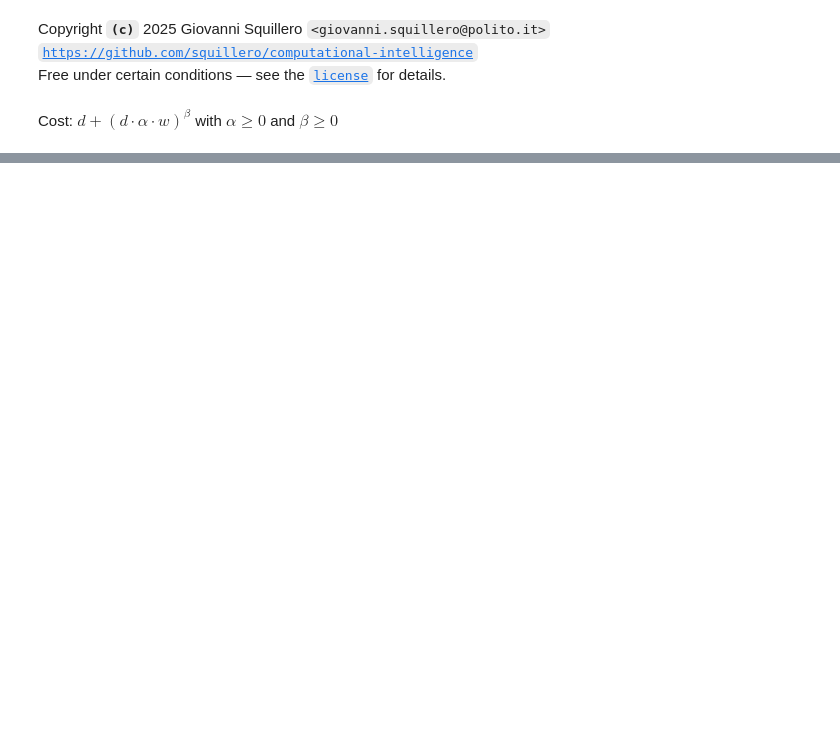
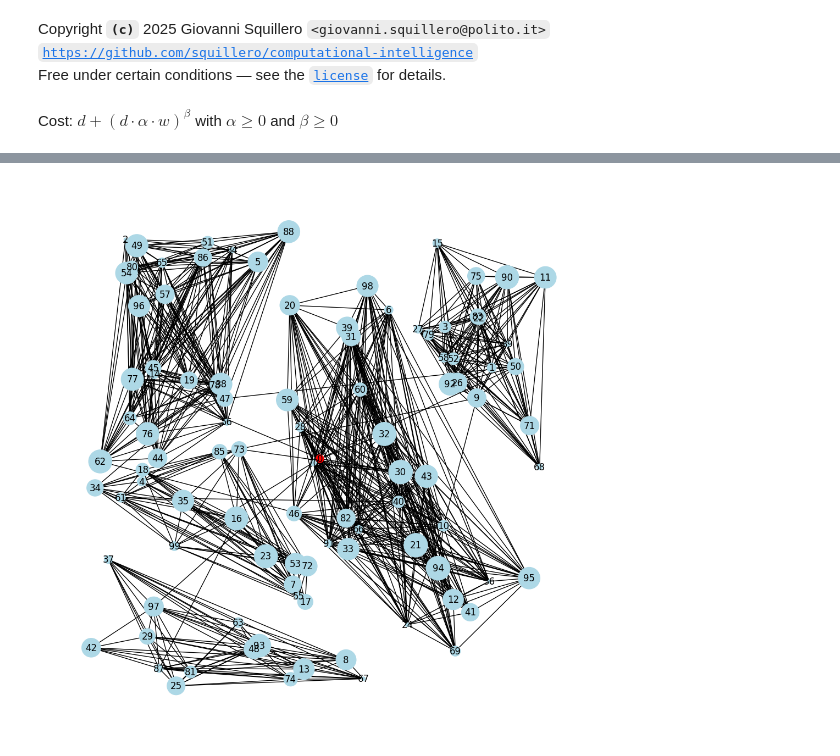
Before and after one commit to squillero/computational-intelligence, a Jupyter notebook: 2025-26/project-work/problem.ipynb, the cells around one changed output, grey strips where cells are left out. Saved outputs shown, nothing was run; the diff lists cells and outputs as text; code cells hidden in the pictures; blank space fills up the shorter version.

```diff
--- a/2025-26/project-work/problem.ipynb
+++ b/2025-26/project-work/problem.ipynb
@@ -120,0 +102,64 @@ ic| Problem(1_000, density=1, alpha=1, beta=2).baseline(): np.float64(57580018.8
+# %%
+def make_graph_small_worlds(
+    num_cities: int,
+    num_worlds: int,
+    *,
+    alpha: float = 1.0,
+    beta: float = 1.0,
+    density_intra: float = 0.8,
+    density_inter: float = 0,
+    seed: int = 42
+):
+    problem = Problem(0, seed=seed, alpha=alpha, beta=beta)
+    cities = problem._rng.random(size=(num_cities, 2))
+    cities[0, 0] = cities[0, 1] = 0.5
+    world_capitals = problem._rng.choice(range(1, num_cities), num_worlds)
+    worlds = cities[world_capitals]
+
+    # flat gold
+    problem._graph.add_node(0, pos=(cities[0, 0], cities[0, 1]), gold=0)
+    for c in range(1, num_cities):
+        problem._graph.add_node(
+            c, pos=(cities[c, 0], cities[c, 1]), gold=(1 + 999 * problem._rng.random())
+        )
+
+    # edges
+    # add_safe_path(problem._graph)
+    for c in world_capitals:
+        problem.add_edge(0, c)
+
+    for c1, c2 in combinations(range(num_cities), 2):
+        w1 = min(
+            (i for i in range(num_worlds)),
+            key=lambda i: (
+                (worlds[i, 0] - cities[c1, 0]) ** 2 + (worlds[i, 1] - cities[c1, 1]) ** 2
+            )
+            ** 0.5,
+        )
+        w2 = min(
+            (i for i in range(num_worlds)),
+            key=lambda i: (
+                (worlds[i, 0] - cities[c2, 0]) ** 2 + (worlds[i, 1] - cities[c2, 1]) ** 2
+            )
+            ** 0.5,
+        )
+
+        if (w1 == w2 and problem._rng.random() < density_intra) or (
+            w1 != w2 and problem._rng.random() < density_inter
+        ):
+            problem._graph.add_edge(
+                c1,
+                c2,
+                dist=((cities[c1, 0] - cities[c2, 0]) ** 2 + (cities[c1, 1] - cities[c2, 1]) ** 2)
+                ** 0.5,
+            )
+
+    assert nx.is_connected(problem._graph)
+    return problem
+
+
+N = 100
+P = make_graph_small_worlds(100, 5, density_intra=0.8, density_inter=20 / N / N, alpha=1, beta=1)
+P.plot()
+# %% [output]
+[figure, added]
```
Also changed, not shown: parts of 6 cells of this notebook, 4 other files.
